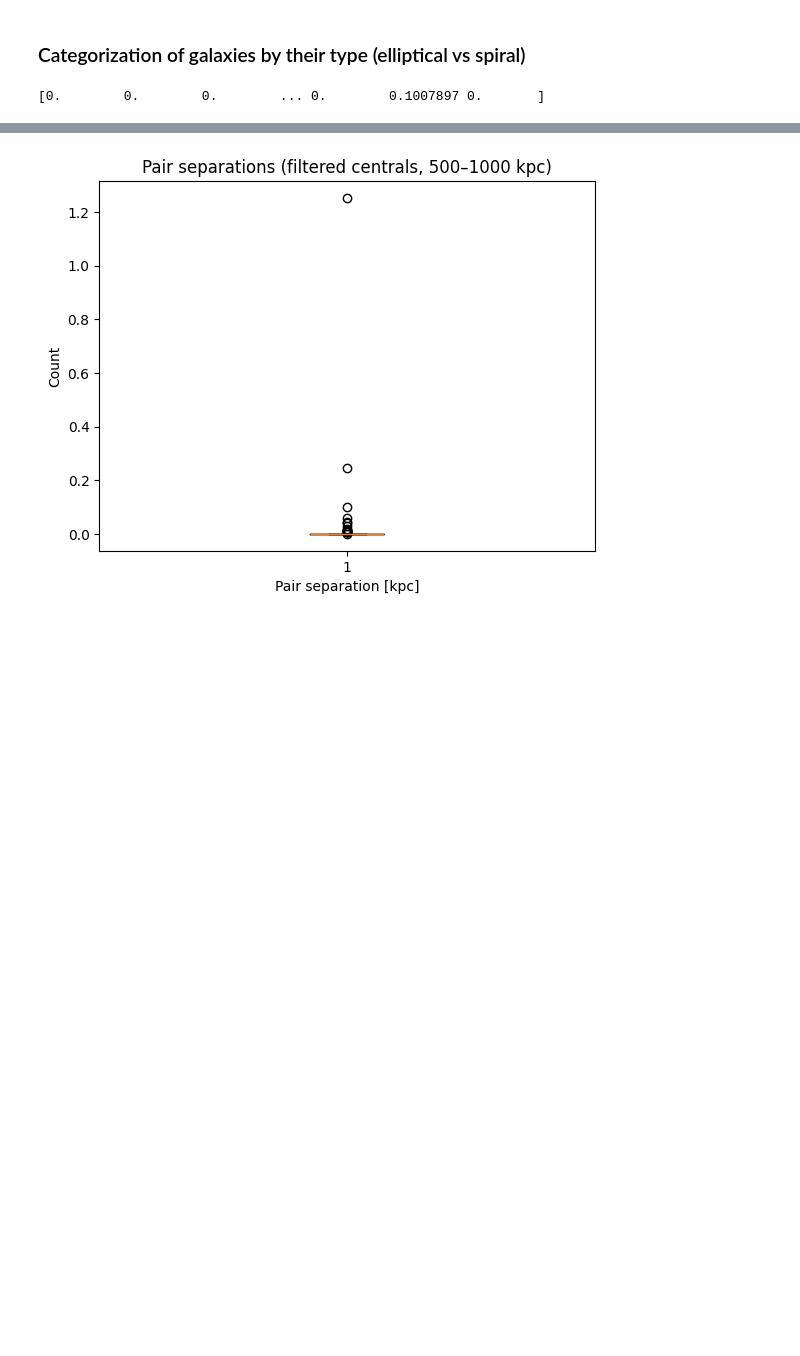
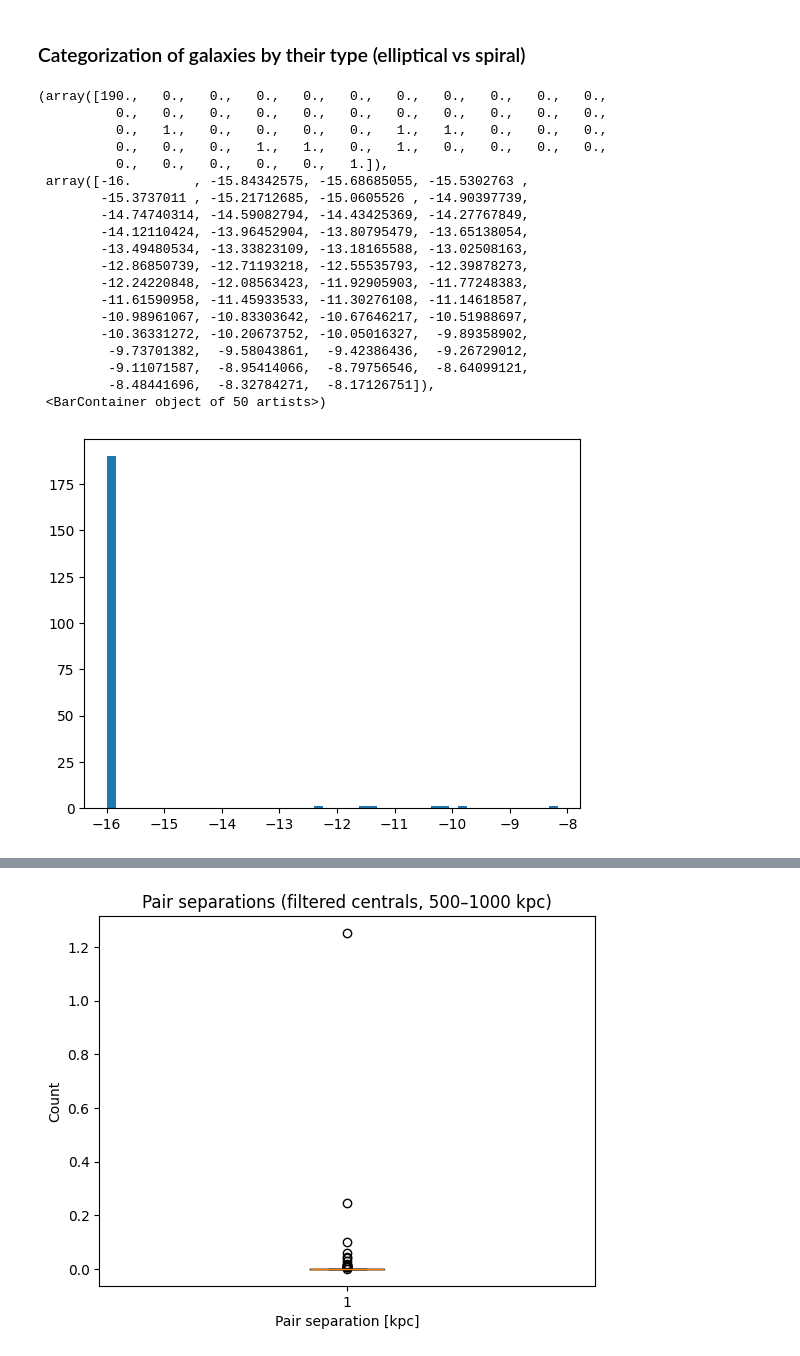
Before and after one commit to topesonen/dsp-cosmology, a Jupyter notebook: notebooks/explore.ipynb, the cells around one changed output, grey strips where cells are left out. Drawn from its saved outputs; the diff is of its cells as text; code cells hidden in the pictures; blank space fills up the shorter version.

Commit message:
SFR rate categorization continued further. SFR=0 dominant in many graphs still.

```diff
--- a/notebooks/explore.ipynb
+++ b/notebooks/explore.ipynb
@@ -266,19 +266,20 @@ v_t stats [km/s]: min/median/max = 1.4286412 107.331726 1626.0802
 # Elliptical Galaxies: Extremely low SFRs. They are considered "dead" because they have used up or lost their gas.
 # Milky Way forms approx 6–7 Msun/year, while Andromeda (M31) forms approx 0.4 Msun/year. / Source: Google AI (for now)
 
-sub_mass_pairs = sub["SubhaloMass"][i]
-#print(sub_mass_pairs)
-
-sub_masstype_pairs = sub["SubhaloMassType"][i]
+sub_masstype_stars_pairs = sub["SubhaloMassType"][:,4] * 1e10 / h # SubhaloMassType is in 1e10 Msun/h, and index 4 corresponds to stars & wind particles. USE THIS ONE (ChatGPT). To get physical must have 1e10 / h.
 #print(sub_masstype_pairs)
 
-sub_masstype_pairs_stars = sub["SubhaloMassType"][:,4][i] # SubhaloMassType is in 1e10 Msun/h, and index 4 corresponds to stars & wind particles. USE THIS ONE (ChatGPT)
-#print(sub_masstype_pairs)
-
-sub_sfr_pairs = sub["SubhaloSFRinRad"][i]
+sub_sfr_pairs = sub["SubhaloSFR"] # Msun/yr
 #print(sub_sfr_pairs)
 
-sfr_rate = sub_sfr_pairs / sub_mass_pairs
-print(sfr_rate)
+# Need the following three rows if it is possible that there are galaxies in pairs with stellar mass = 0
+valid_pair = (sub_masstype_stars_pairs[i] > 0) & (sub_masstype_stars_pairs[j] > 0)
+
+i = i[valid_pair]
+j = j[valid_pair]
+
+# TNG masses are in 1e10 Msun/h.
+sfr_rate_i = sub_sfr_pairs[i] / sub_masstype_stars_pairs[i]
+sfr_rate_j = sub_sfr_pairs[j] / sub_masstype_stars_pairs[j]
+#print(sfr_rate_i)
+#print(sfr_rate_j)
-# %% [output]
-[0.        0.        0.        ... 0.        0.1007897 0.       ]
@@ -284,0 +294,24 @@ print(sfr_rate)
+# %%
+log_sSFR = np.log10(sfr_rate_j + 1e-16)
+plt.hist(log_sSFR, bins=50)
+# %% [output]
+(array([190.,   0.,   0.,   0.,   0.,   0.,   0.,   0.,   0.,   0.,   0.,
+          0.,   0.,   0.,   0.,   0.,   0.,   0.,   0.,   0.,   0.,   0.,
+          0.,   1.,   0.,   0.,   0.,   0.,   1.,   1.,   0.,   0.,   0.,
+          0.,   0.,   0.,   1.,   1.,   0.,   1.,   0.,   0.,   0.,   0.,
+          0.,   0.,   0.,   0.,   0.,   1.]),
+ array([-16.        , -15.84342575, -15.68685055, -15.5302763 ,
+        -15.3737011 , -15.21712685, -15.0605526 , -14.90397739,
+        -14.74740314, -14.59082794, -14.43425369, -14.27767849,
+        -14.12110424, -13.96452904, -13.80795479, -13.65138054,
+        -13.49480534, -13.33823109, -13.18165588, -13.02508163,
+        -12.86850739, -12.71193218, -12.55535793, -12.39878273,
+        -12.24220848, -12.08563423, -11.92905903, -11.77248383,
+        -11.61590958, -11.45933533, -11.30276108, -11.14618587,
+        -10.98961067, -10.83303642, -10.67646217, -10.51988697,
+        -10.36331272, -10.20673752, -10.05016327,  -9.89358902,
+         -9.73701382,  -9.58043861,  -9.42386436,  -9.26729012,
+         -9.11071587,  -8.95414066,  -8.79756546,  -8.64099121,
+         -8.48441696,  -8.32784271,  -8.17126751]),
+ <BarContainer object of 50 artists>)
+[figure, added]
```
Also changed, not shown: parts of 6 cells of this notebook.
